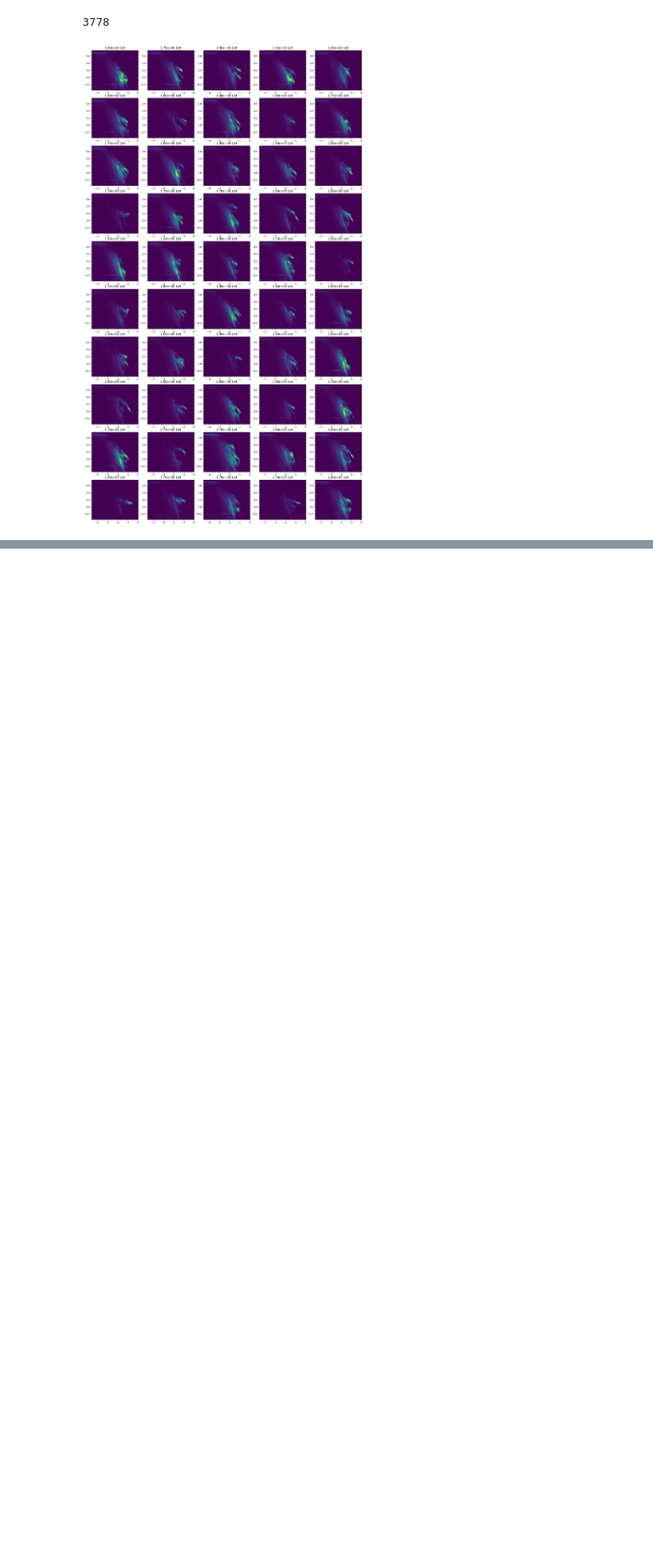
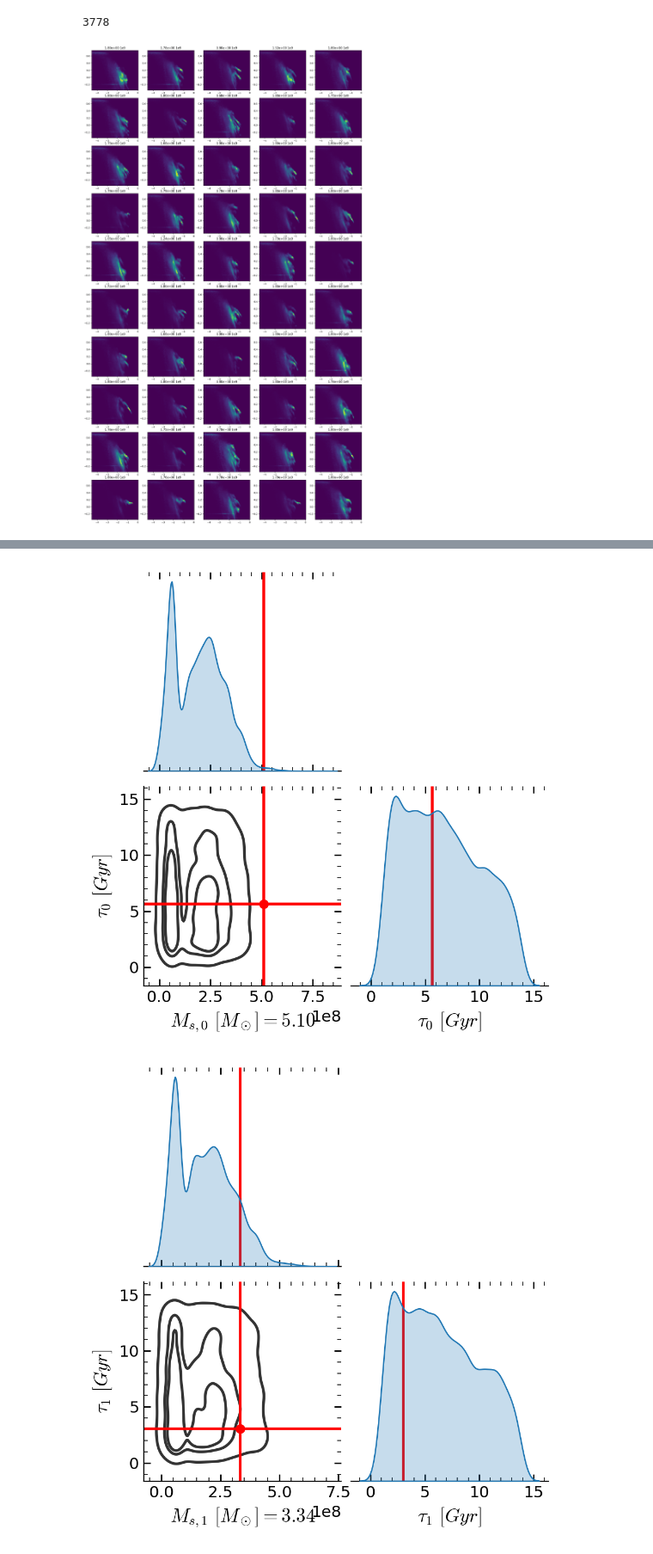
Before and after one commit to vepe99/CASBI, a Jupyter notebook: notebooks/test.ipynb, the cells around one changed output, grey strips where cells are left out. Shown at 86% size. Cells and saved outputs as stored; diff of their text form; code cells hidden in the pictures; blank space fills up the shorter version.

```diff
--- a/notebooks/test.ipynb
+++ b/notebooks/test.ipynb
@@ -418,0 +617,15 @@ plt.hist(lenght)
+# %%
+for i in [0, 1, 2, 4, 5, 50, 80, 99]:
+    metric = PlotSinglePosterior(
+        num_samples=10_000, sample_method='direct',
+        labels = [rf'$M_{{s, {i}}}\ [M_\odot] = {theta_0[i][0].item()/1e8:.2f}$', rf'$\tau_{{{i}}}\ [Gyr]$'],
+        out_dir=None
+    )
+    fig = metric(
+        posterior=posterior_ensemble,
+        x_obs = x_0[i], theta_fid=theta_0[i],
+    )
+    plt.show()
+# %% [output]
+[figure, added]
+[figure, added]
```
Also changed, not shown: parts of 23 cells of this notebook.
